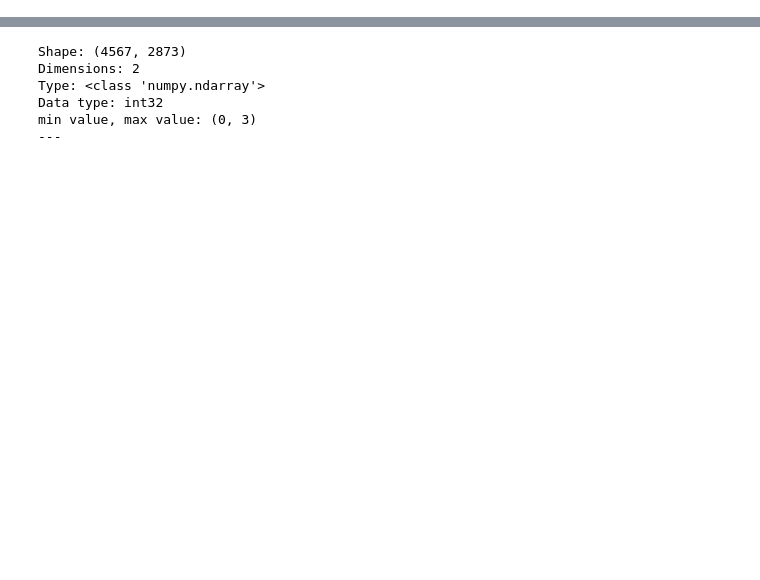
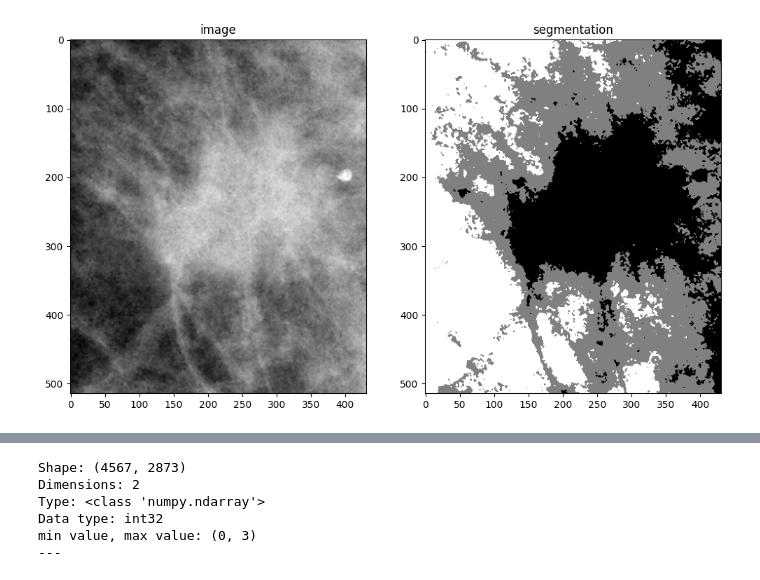
Before and after one commit to ynes99/mammogram_segmentation, a Jupyter notebook: FCM algorithm.ipynb, the cells around one changed output, grey strips where cells are left out. Drawn from its saved outputs; the diff is of its cells as text; code cells hidden in the pictures; blank space fills up the shorter version.

```diff
--- a/FCM algorithm.ipynb
+++ b/FCM algorithm.ipynb
@@ -153,3 +152,18 @@ Iteration 5 : cost = 4128659.460283
+# %%
+fig=plt.figure(figsize=(12,8),dpi=100)
+
+ax1=fig.add_subplot(1,2,1)
+ax1.imshow(crop,cmap='gray')
+ax1.set_title('image')
+
+ax2=fig.add_subplot(1,2,2)
+ax2.imshow(result,cmap='gray')
+ax2.set_title('segmentation')
+
+plt.show(block=False)
+plt.close()
+# %% [output]
+[figure, added]
 # %%
 fig=plt.figure(figsize=(12,8),dpi=100)
 
```
Also changed, not shown: parts of 12 cells of this notebook, 31 other files.
